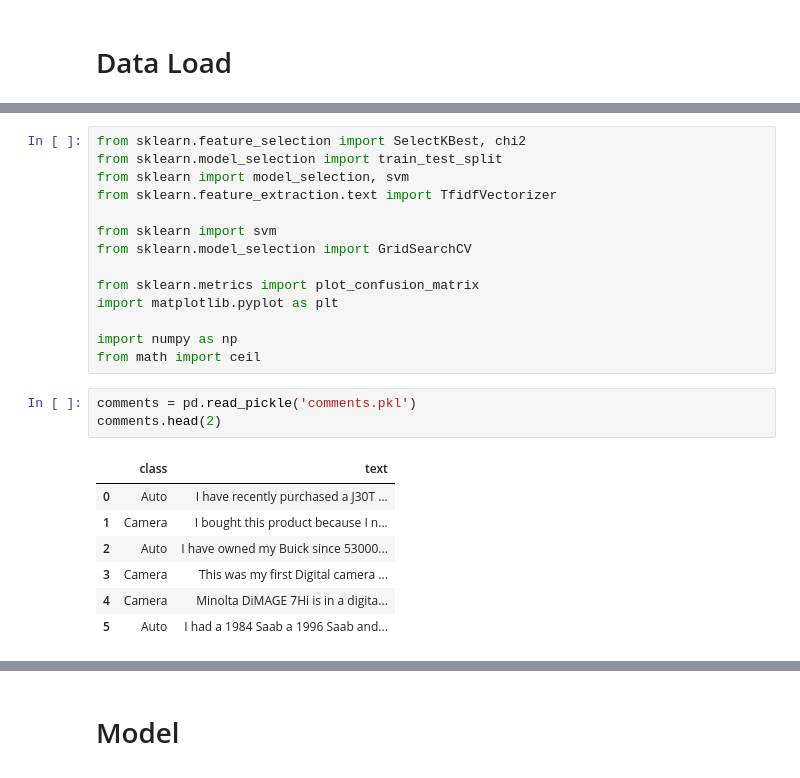
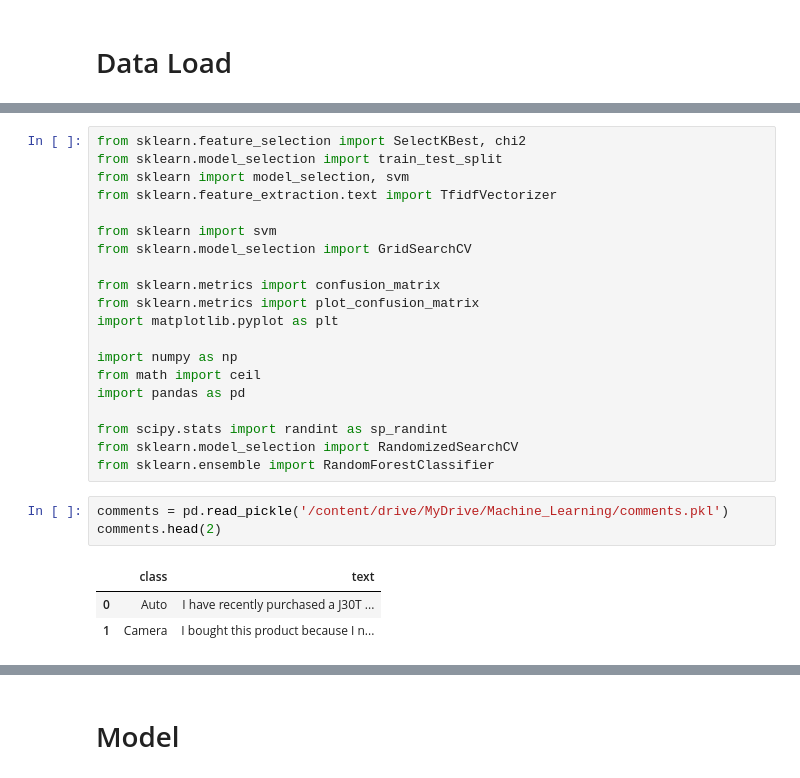
Before and after one commit to MariaBlancoGonzalez/MachineLearningTechniques, a Jupyter notebook: notebooks/NLP_Model.ipynb, the cells around one changed output, grey strips where cells are left out. Cells and saved outputs as stored; diff of their text form.

```diff
--- a/notebooks/NLP_Model.ipynb
+++ b/notebooks/NLP_Model.ipynb
@@ -24,20 +21,22 @@ from sklearn.feature_extraction.text import TfidfVectorizer
 from sklearn import svm
 from sklearn.model_selection import GridSearchCV
 
+from sklearn.metrics import confusion_matrix
 from sklearn.metrics import plot_confusion_matrix
 import matplotlib.pyplot as plt
 
 import numpy as np
 from math import ceil
+import pandas as pd
+
+from scipy.stats import randint as sp_randint
+from sklearn.model_selection import RandomizedSearchCV
+from sklearn.ensemble import RandomForestClassifier
 # %%
-comments = pd.read_pickle('comments.pkl')
+comments = pd.read_pickle('/content/drive/MyDrive/Machine_Learning/comments.pkl')
 comments.head(2)
 # %% [output]
 |  | class | text |
 | 0 | Auto | I have recently purchased a J30T ... |
 | 1 | Camera | I bought this product because I n... |
-| 2 | Auto | I have owned my Buick since 53000... |
-| 3 | Camera | This was my first Digital camera ... |
-| 4 | Camera | Minolta DiMAGE 7Hi is in a digita... |
-| 5 | Auto | I had a 1984 Saab a 1996 Saab and... |
 # %%
```
Also changed, not shown: parts of 43 cells of this notebook.
